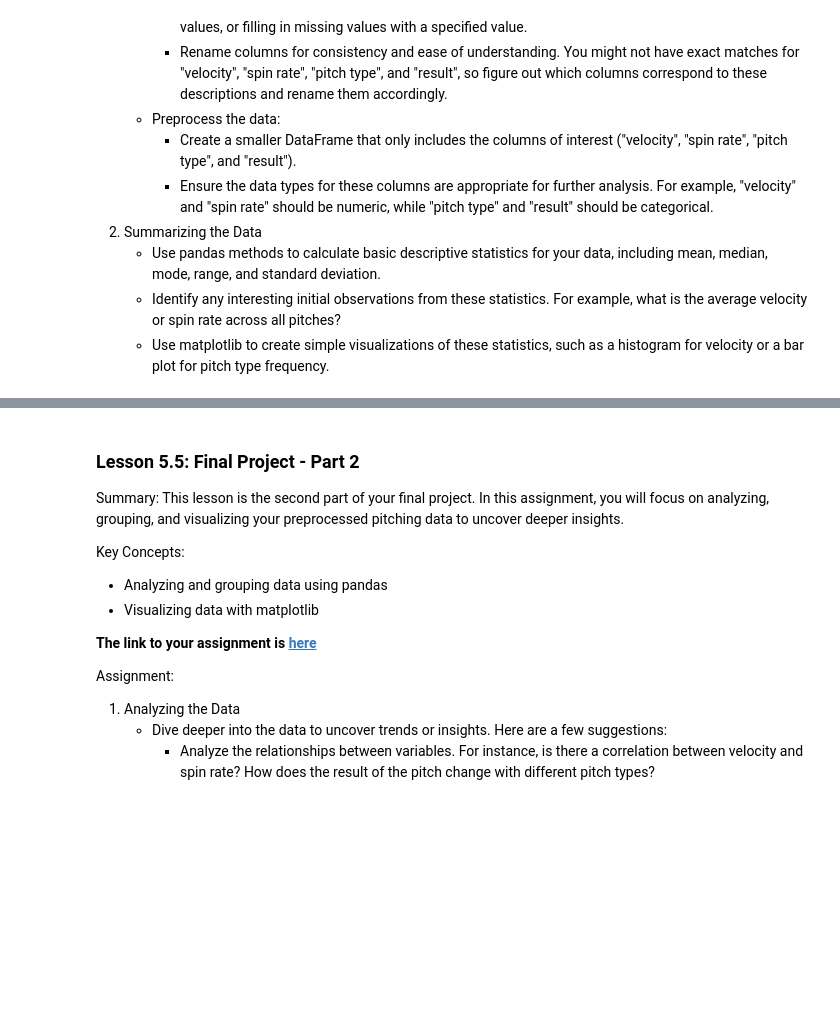
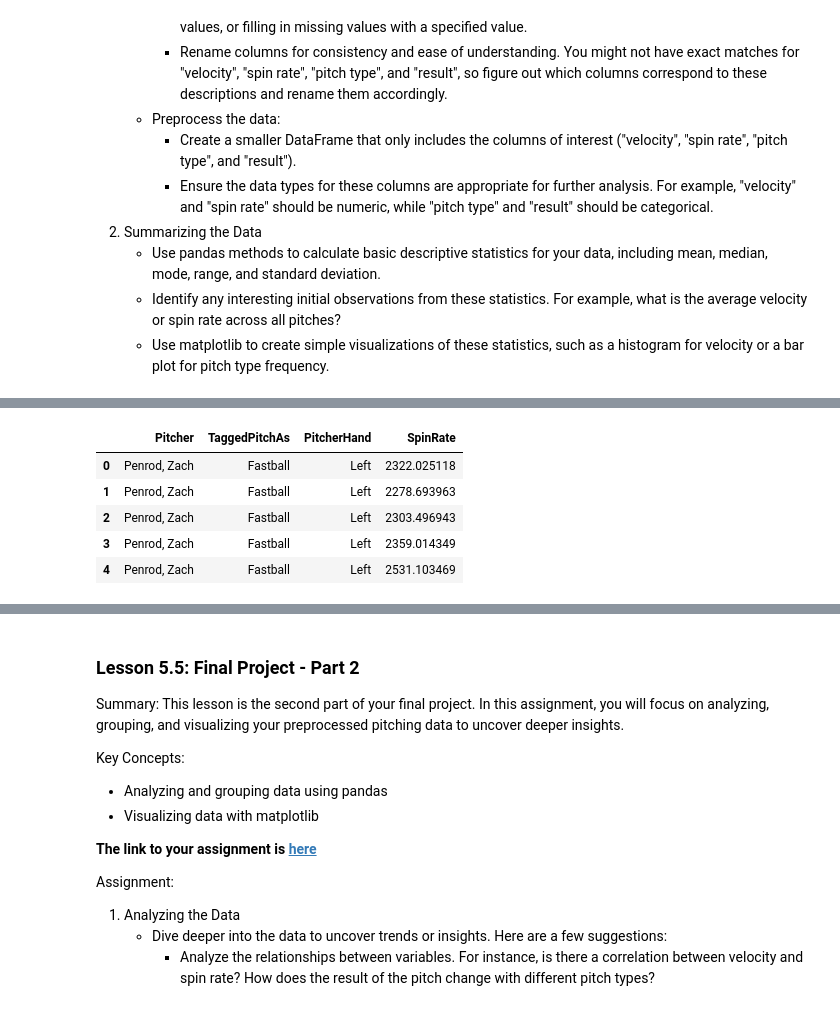
Before and after one commit to palmerwenzel/mitch-trackman-project, a Jupyter notebook: Lesson5.ipynb, the cells around one changed output, grey strips where cells are left out. Cells and saved outputs as stored; diff of their text form; code cells hidden in the pictures; blank space fills up the shorter version.

```diff
--- a/Lesson5.ipynb
+++ b/Lesson5.ipynb
@@ -87,0 +54,13 @@ Pitcher# Date       Time        PAofInning PitchofPA Pitcher      PitcherId Pitc
+# %%
+df = df[[ 'Pitcher', 'TaggedPitchType', 'PitcherThrows', 'SpinRate']]
+
+df.index = df.index.astype(str).str.upper()
+df = df.rename(columns={'TaggedPitchType' : 'TaggedPitchAs', 'PitcherThrows' : 'PitcherHand'})
+df.head()
+# %% [output]
+|  | Pitcher | TaggedPitchAs | PitcherHand | SpinRate |
+| 0 | Penrod, Zach | Fastball | Left | 2322.025118 |
+| 1 | Penrod, Zach | Fastball | Left | 2278.693963 |
+| 2 | Penrod, Zach | Fastball | Left | 2303.496943 |
+| 3 | Penrod, Zach | Fastball | Left | 2359.014349 |
+| 4 | Penrod, Zach | Fastball | Left | 2531.103469 |
```
Also changed, not shown: parts of 9 cells of this notebook.
